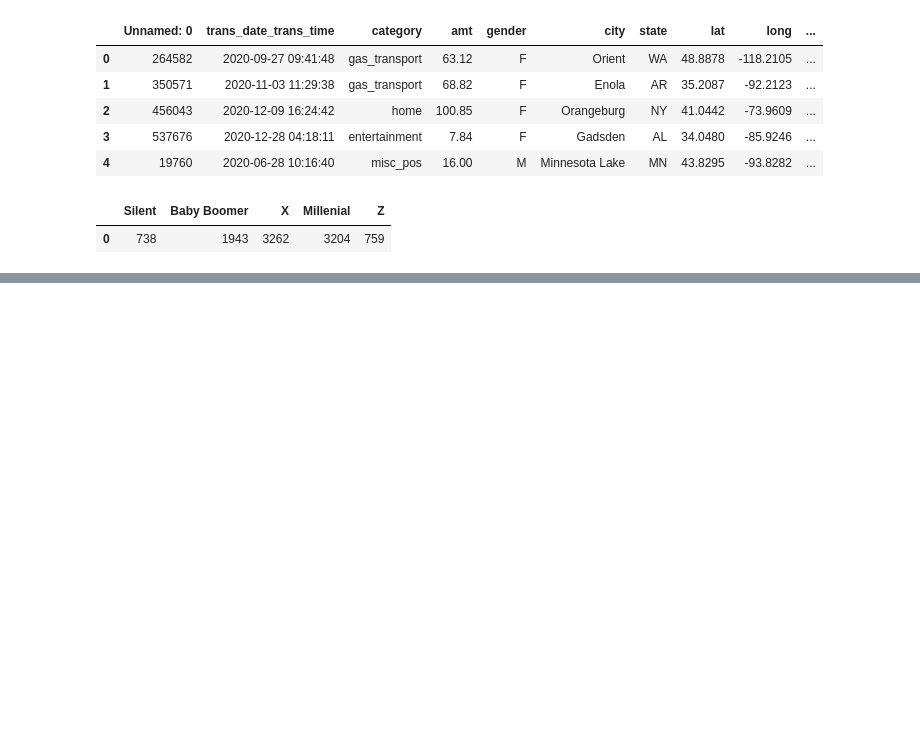
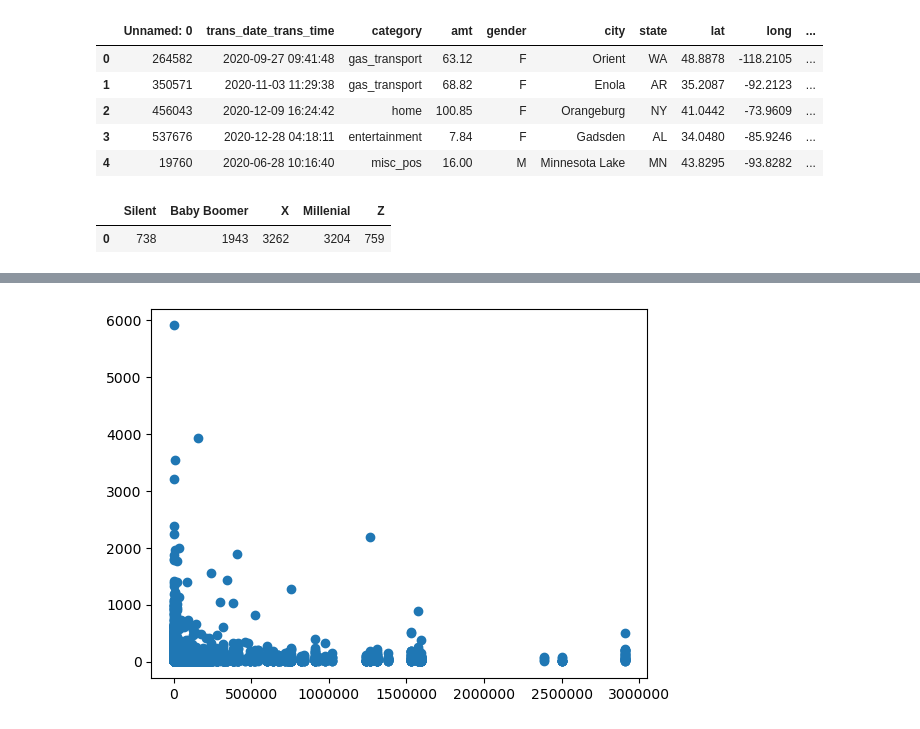
Before and after one commit to Atlkells/Project_1_Group_3, a Jupyter notebook: startercode.ipynb, the cells around one changed output, grey strips where cells are left out. Saved outputs shown, nothing was run; the diff lists cells and outputs as text; code cells hidden in the pictures; blank space fills up the shorter version.

```diff
--- a/startercode.ipynb
+++ b/startercode.ipynb
@@ -124,0 +116,5 @@ plt.xticks(rotation = 90)
+# %%
+plt.scatter(cc_data['city_pop'], cc_data['amt'])
+plt.ticklabel_format(axis = 'x', style = 'plain')
+# %% [output]
+[figure, added]
```
Also changed, not shown: parts of 6 cells of this notebook.
